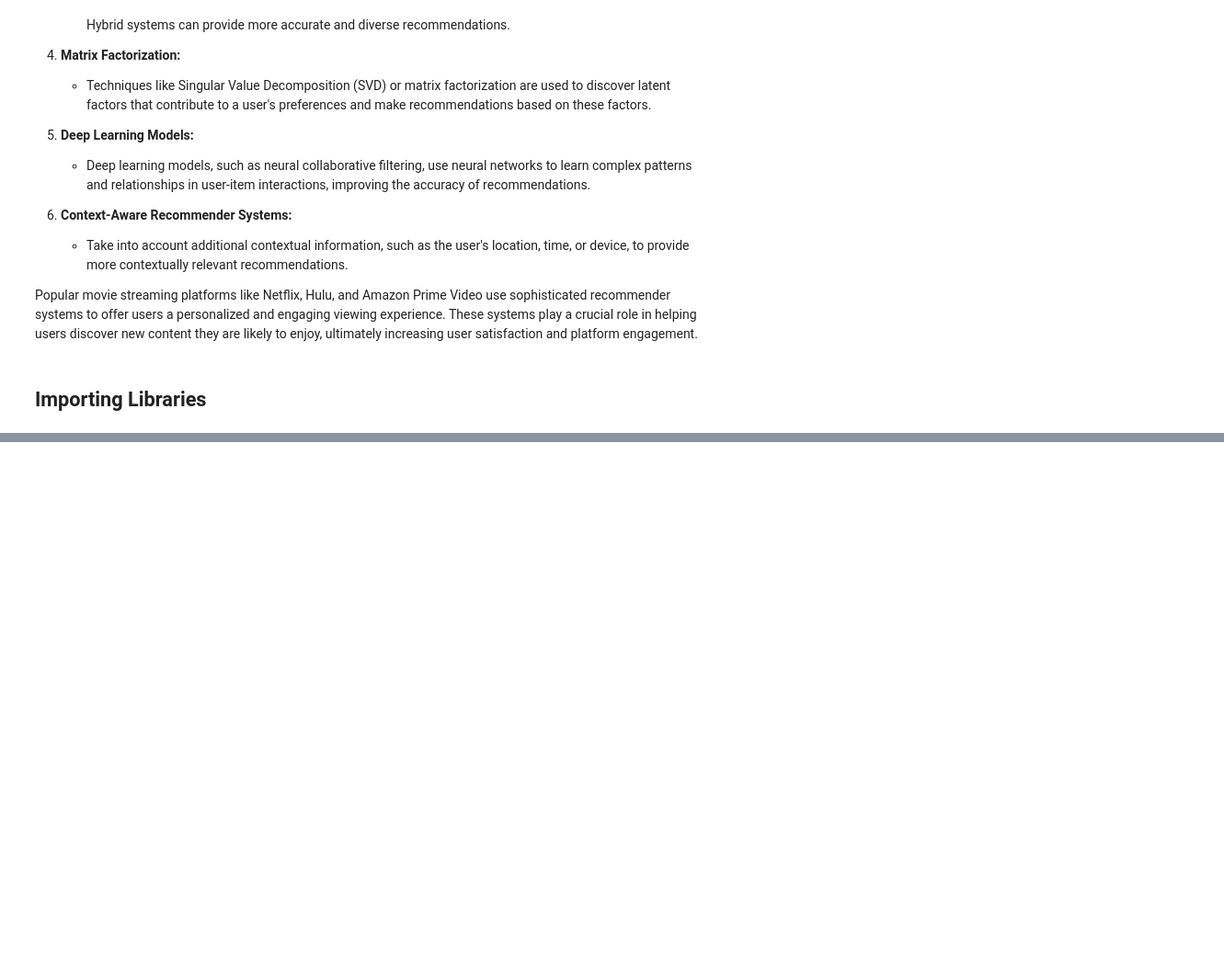
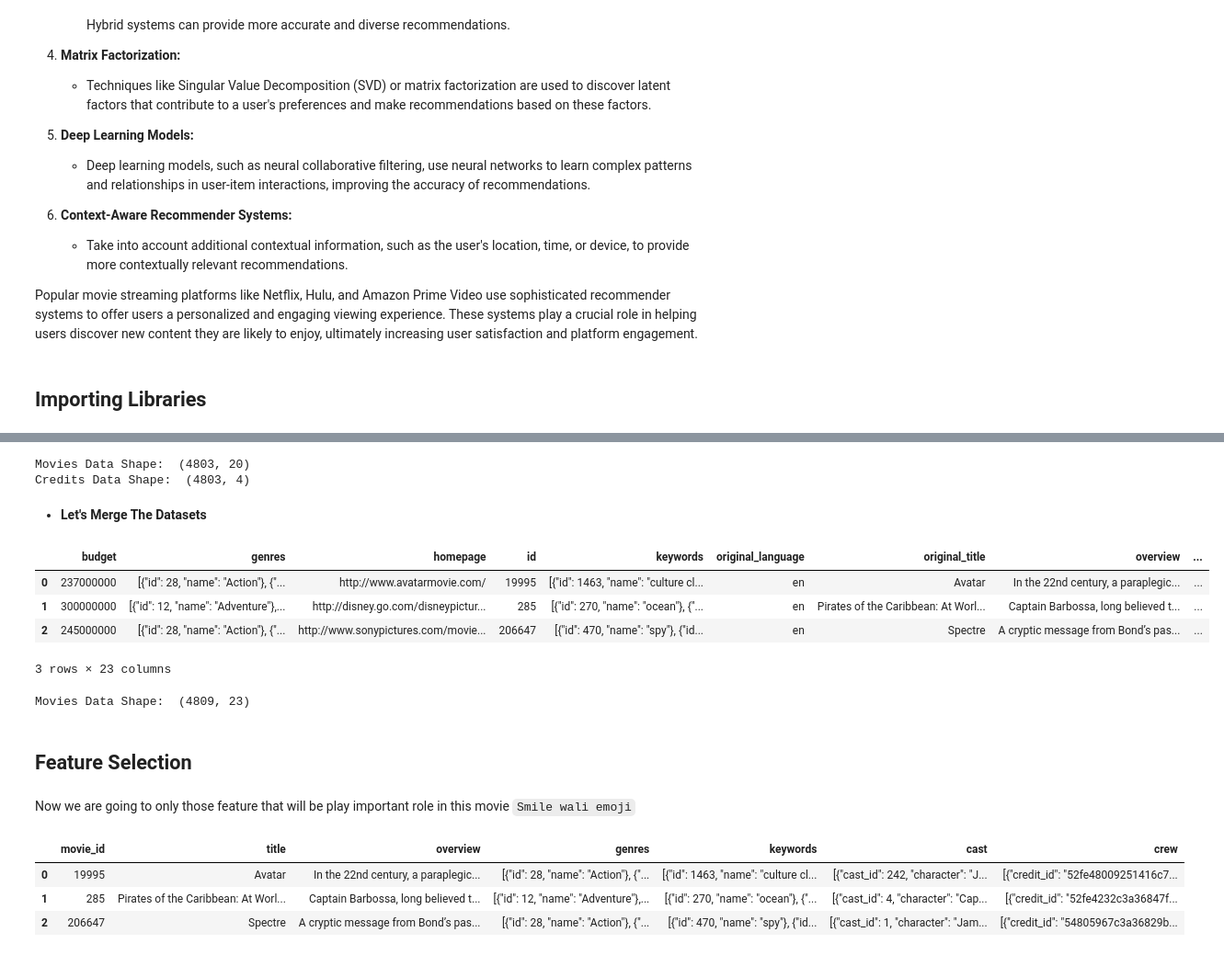
Before and after one commit to Ahmad10Raza/Movie-Recommender-System, a Jupyter notebook: notebooks/Movie_Recommender_System.ipynb, the cells around one changed output, grey strips where cells are left out. Shown at 92% size. Cells and saved outputs as stored; diff of their text form; code cells hidden in the pictures; blank space fills up the shorter version.

```diff
--- a/notebooks/Movie_Recommender_System.ipynb
+++ b/notebooks/Movie_Recommender_System.ipynb
@@ -38,0 +112,25 @@ import pickle
+# %%
+print("Movies Data Shape: ",movies.shape)
+print("Credits Data Shape: ",credits.shape)
+# %% [output]
+Movies Data Shape:  (4803, 20)
+Credits Data Shape:  (4803, 4)
+# %% [markdown]
+* **Let's Merge The Datasets**
+# %%
+movies=movies.merge(credits,on='title')
+movies.head(3)
+# %% [output]
+|  | budget | genres | homepage | id | keywords | original_language | original_title | overview | ... |
+| 0 | 237000000 | [{"id": 28, "name": "Action"}, {"... | http://www.avatarmovie.com/ | 19995 | [{"id": 1463, "name": "culture cl... | en | Avatar | In the 22nd century, a paraplegic... | ... |
+| 1 | 300000000 | [{"id": 12, "name": "Adventure"},... | http://disney.go.com/disneypictur... | 285 | [{"id": 270, "name": "ocean"}, {"... | en | Pirates of the Caribbean: At Worl... | Captain Barbossa, long believed t... | ... |
+| 2 | 245000000 | [{"id": 28, "name": "Action"}, {"... | http://www.sonypictures.com/movie... | 206647 | [{"id": 470, "name": "spy"}, {"id... | en | Spectre | A cryptic message from Bond’s pas... | ... |
+3 rows × 23 columns
+# %%
+print("Movies Data Shape: ",movies.shape)
+# %% [output]
+Movies Data Shape:  (4809, 23)
+# %% [markdown]
+## Feature Selection
+# %% [markdown]
+Now we are going to only those feature that will be play important role in this movie `Smile wali emoji`
@@ -38,0 +139,7 @@ import pickle
+# %%
+movies.head(3)
+# %% [output]
+|  | movie_id | title | overview | genres | keywords | cast | crew |
+| 0 | 19995 | Avatar | In the 22nd century, a paraplegic... | [{"id": 28, "name": "Action"}, {"... | [{"id": 1463, "name": "culture cl... | [{"cast_id": 242, "character": "J... | [{"credit_id": "52fe48009251416c7... |
+| 1 | 285 | Pirates of the Caribbean: At Worl... | Captain Barbossa, long believed t... | [{"id": 12, "name": "Adventure"},... | [{"id": 270, "name": "ocean"}, {"... | [{"cast_id": 4, "character": "Cap... | [{"credit_id": "52fe4232c3a36847f... |
+| 2 | 206647 | Spectre | A cryptic message from Bond’s pas... | [{"id": 28, "name": "Action"}, {"... | [{"id": 470, "name": "spy"}, {"id... | [{"cast_id": 1, "character": "Jam... | [{"credit_id": "54805967c3a36829b... |
```
Also changed, not shown: parts of 80 cells of this notebook, 1 other file.
